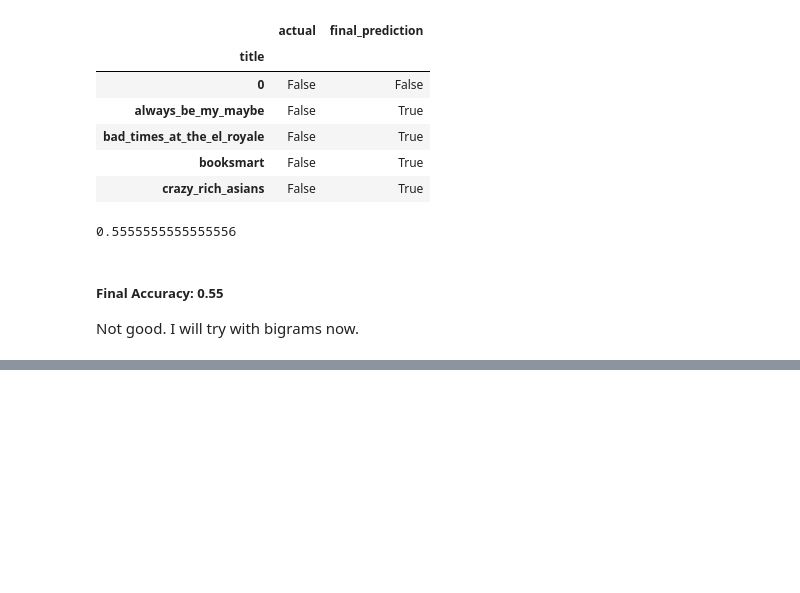
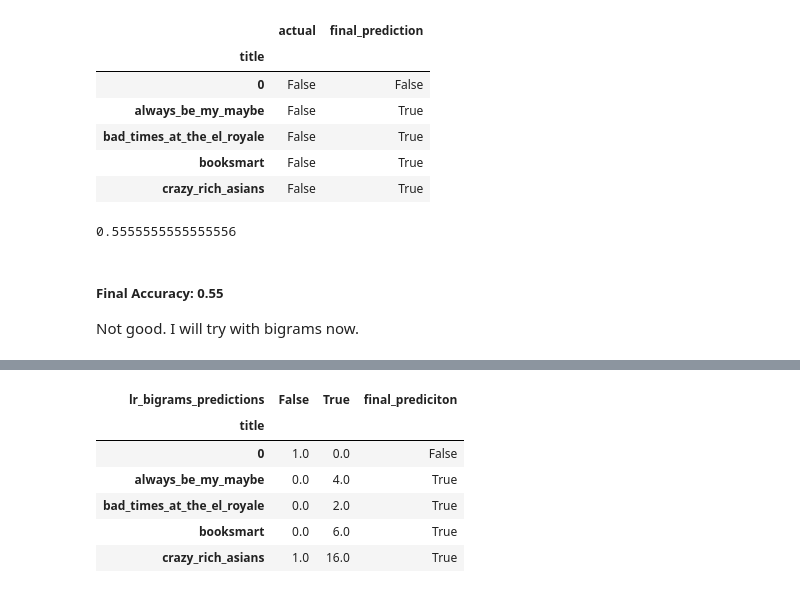
Before and after one commit to matthewzapata/twitter-trigger-warnings, a Jupyter notebook: modeling_with_bag_of_words.ipynb, the cells around one changed output, grey strips where cells are left out. Saved outputs shown, nothing was run; the diff lists cells and outputs as text; code cells hidden in the pictures; blank space fills up the shorter version.

```diff
--- a/modeling_with_bag_of_words.ipynb
+++ b/modeling_with_bag_of_words.ipynb
@@ -489,0 +805,12 @@ Not good. I will try with bigrams now.
+# %%
+counts_df_bigrams_test = test.groupby(['title', 'lr_bigrams_predictions']).title.count().unstack().fillna(0)
+counts_df_bigrams_test['final_prediciton'] = counts_df_bigrams_test.idxmax(axis=1)
+counts_df_bigrams_test.head()
+# %% [output]
+| lr_bigrams_predictions | False | True | final_prediciton |
+| title |  |  |  |
+| 0 | 1.0 | 0.0 | False |
+| always_be_my_maybe | 0.0 | 4.0 | True |
+| bad_times_at_the_el_royale | 0.0 | 2.0 | True |
+| booksmart | 0.0 | 6.0 | True |
+| crazy_rich_asians | 1.0 | 16.0 | True |
```
Also changed, not shown: parts of 48 cells of this notebook.
